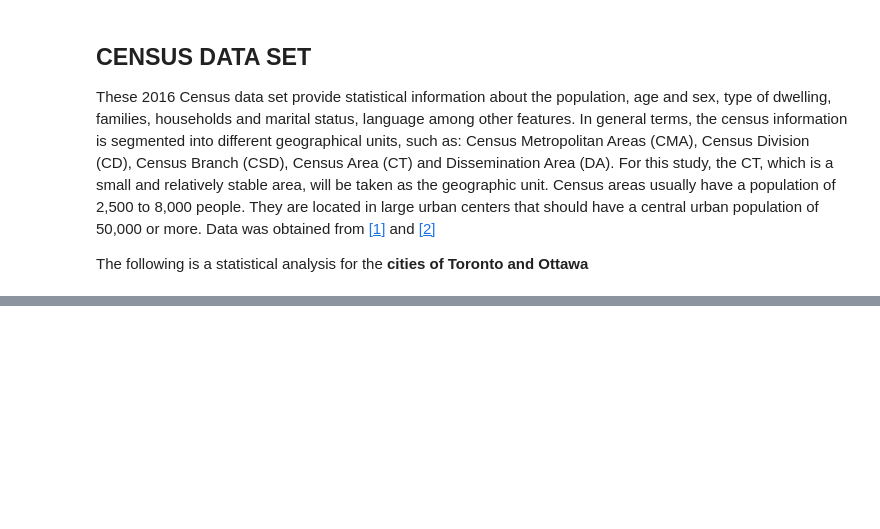
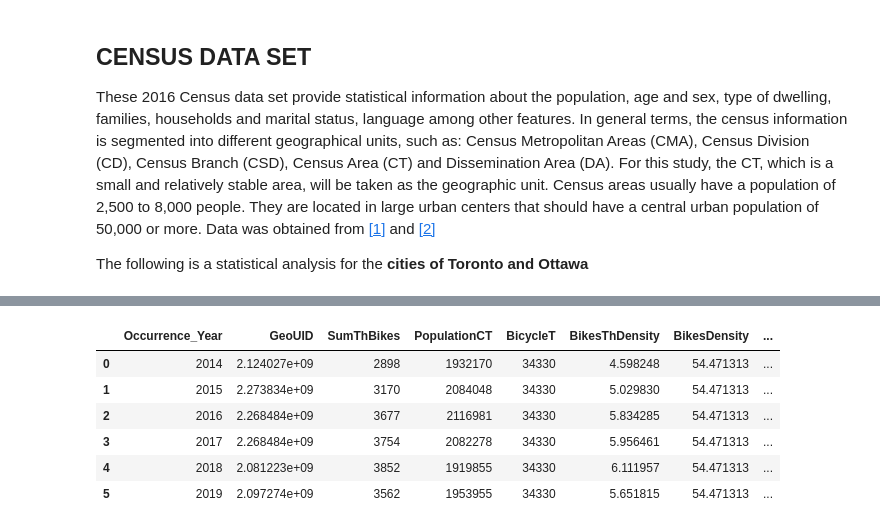
Before and after one commit to TEAM-IMT/bikes-theft-model, a Jupyter notebook: Codigos/Statistics_Census.ipynb, the cells around one changed output, grey strips where cells are left out. Cells and saved outputs as stored; diff of their text form; code cells hidden in the pictures; blank space fills up the shorter version.

```diff
--- a/Codigos/Statistics_Census.ipynb
+++ b/Codigos/Statistics_Census.ipynb
@@ -560,0 +710,10 @@ JointOttawa.to_csv('Data/JointOttawa.csv')
+# %%
+Density_Toronto
+# %% [output]
+|  | Occurrence_Year | GeoUID | SumThBikes | PopulationCT | BicycleT | BikesThDensity | BikesDensity | ... |
+| 0 | 2014 | 2.124027e+09 | 2898 | 1932170 | 34330 | 4.598248 | 54.471313 | ... |
+| 1 | 2015 | 2.273834e+09 | 3170 | 2084048 | 34330 | 5.029830 | 54.471313 | ... |
+| 2 | 2016 | 2.268484e+09 | 3677 | 2116981 | 34330 | 5.834285 | 54.471313 | ... |
+| 3 | 2017 | 2.268484e+09 | 3754 | 2082278 | 34330 | 5.956461 | 54.471313 | ... |
+| 4 | 2018 | 2.081223e+09 | 3852 | 1919855 | 34330 | 6.111957 | 54.471313 | ... |
+| 5 | 2019 | 2.097274e+09 | 3562 | 1953955 | 34330 | 5.651815 | 54.471313 | ... |
```
Also changed, not shown: parts of 33 cells of this notebook, 2 other files.
